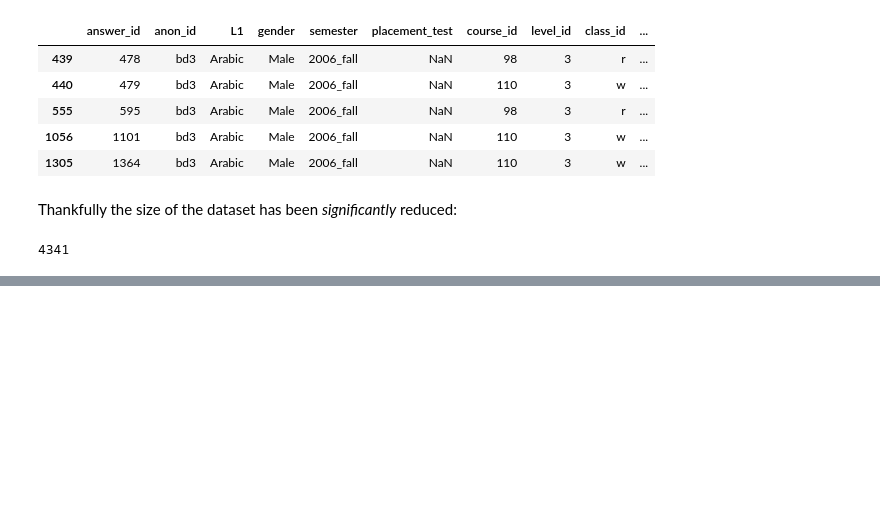
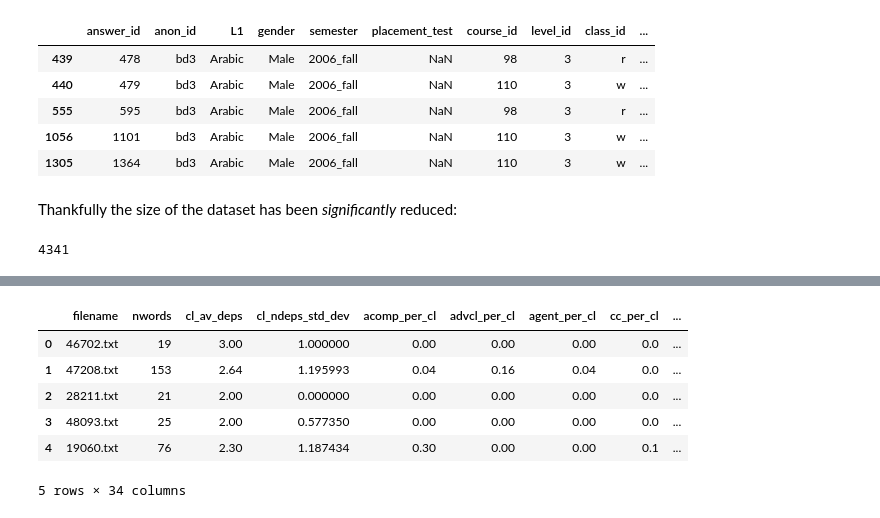
Before and after one commit to Data-Science-for-Linguists-2022/esl-syntactic-analysis, a Jupyter notebook: prepare-final-data.ipynb, the cells around one changed output, grey strips where cells are left out. Cells and saved outputs as stored; diff of their text form; code cells hidden in the pictures; blank space fills up the shorter version.

```diff
--- a/prepare-final-data.ipynb
+++ b/prepare-final-data.ipynb
@@ -157,0 +160,10 @@ I'll finish this once TAASSC is done processing the data.
+# %%
+taassc.head()
+# %% [output]
+|  | filename | nwords | cl_av_deps | cl_ndeps_std_dev | acomp_per_cl | advcl_per_cl | agent_per_cl | cc_per_cl | ... |
+| 0 | 46702.txt | 19 | 3.00 | 1.000000 | 0.00 | 0.00 | 0.00 | 0.0 | ... |
+| 1 | 47208.txt | 153 | 2.64 | 1.195993 | 0.04 | 0.16 | 0.04 | 0.0 | ... |
+| 2 | 28211.txt | 21 | 2.00 | 0.000000 | 0.00 | 0.00 | 0.00 | 0.0 | ... |
+| 3 | 48093.txt | 25 | 2.00 | 0.577350 | 0.00 | 0.00 | 0.00 | 0.0 | ... |
+| 4 | 19060.txt | 76 | 2.30 | 1.187434 | 0.30 | 0.00 | 0.00 | 0.1 | ... |
+5 rows × 34 columns
```
Also changed, not shown: parts of 11 cells of this notebook, 7 other files.
